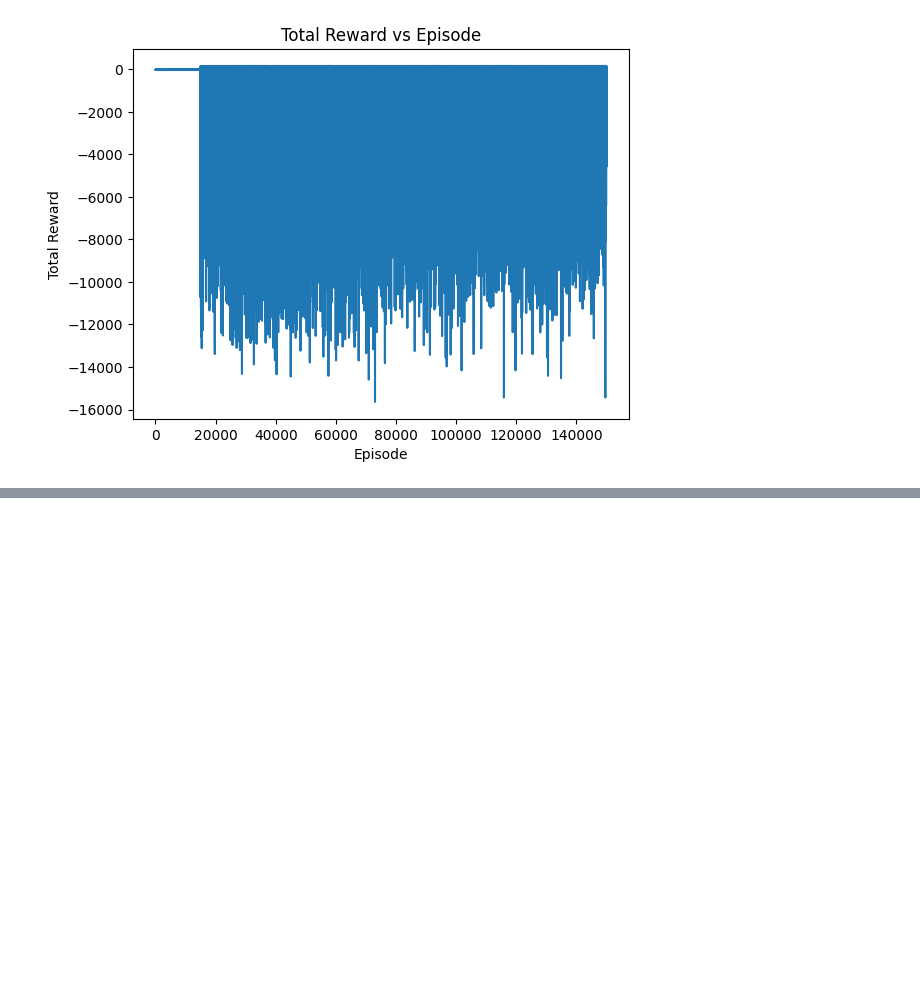
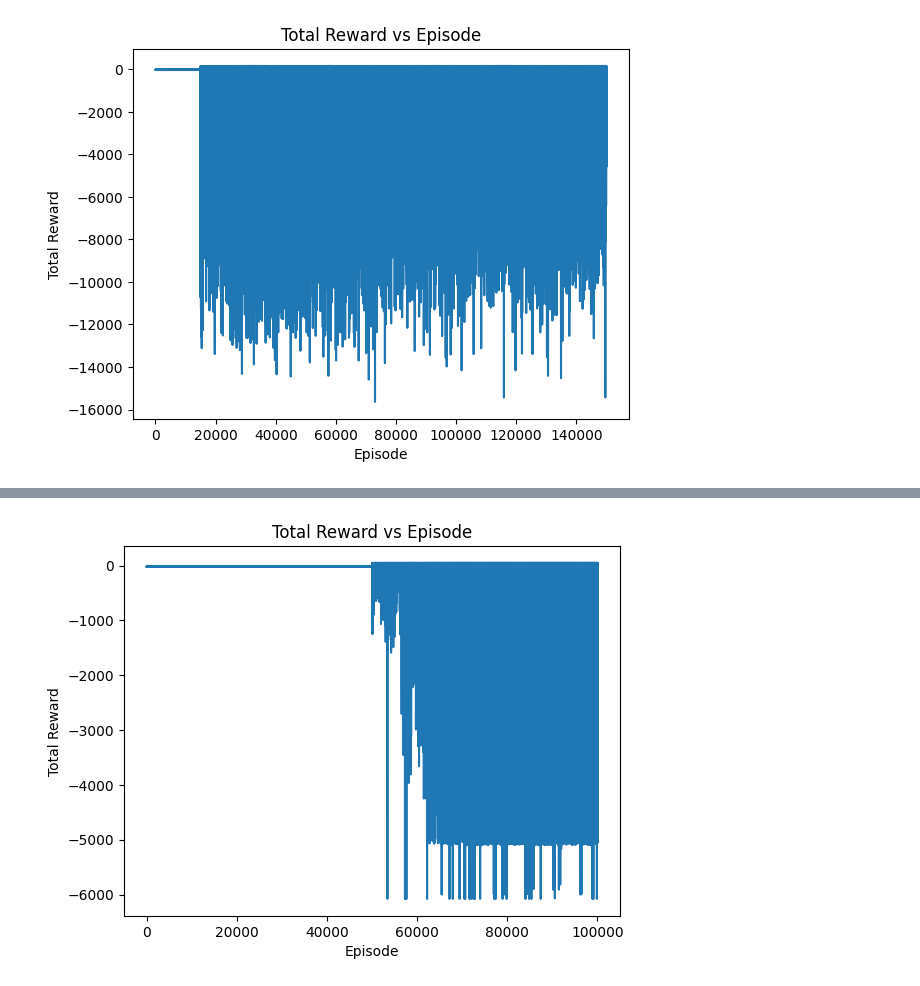
Before and after one commit to GaloisChuang/DRL-Assignment-1, a Jupyter notebook: Question4.ipynb, the cells around one changed output, grey strips where cells are left out. Drawn from its saved outputs; the diff is of its cells as text; code cells hidden in the pictures; blank space fills up the shorter version.

```diff
--- a/Question4.ipynb
+++ b/Question4.ipynb
@@ -212,7 +212,7 @@ def table_q_learning(
 
     for i in tqdm(range(episode)):
         # Initialize environment
-        fuel_limit = 1 if i < 1 * episode else 1000
+        fuel_limit = 1 if i < 0.1 * episode else 1000
         env = SimpleTaxiEnv(fuel_limit=fuel_limit)
         raw_state, _ = env.reset()
         total_reward = 0
@@ -403,3 +576,4 @@ plt.show()
 # %%
-lazy_q_table, lasy_reward = table_q_learning(episode = 150000, alpha = 0.1, gamma = 0.99, epsilon_start = 1.0, epsilon_end = 0.1, epsilon_decay = 0.9999, memory = 150000)
+lazy_q_table, lasy_reward = lazy_table_q_learning(episode = 100000, alpha = 0.1, gamma = 0.99, epsilon_start = 1.0, epsilon_end = 0.001, epsilon_decay = 0.9999, memory = 100000)
+save_q_table(lazy_q_table, filename='lazy_q_table.pkl')
 # %% [output]
@@ -422,3 +606,13 @@ save_q_table(lazy_q_table, filename='lazy_q_table.pkl')
+# %%
+# plot total rewards
+import matplotlib.pyplot as plt
+plt.plot(lasy_reward)
+plt.xlabel('Episode')
+plt.ylabel('Total Reward')
+plt.title('Total Reward vs Episode')
+plt.show()
+# %% [output]
+[figure, added]
 # %%
 # def table_q_learning(episode=5000, alpha=0.1, gamma=0.99,
 #                      epsilon_start=1.0, epsilon_end=0.1, epsilon_decay=0.999):
```
Also changed, not shown: parts of 3 cells of this notebook, 3 other files.
